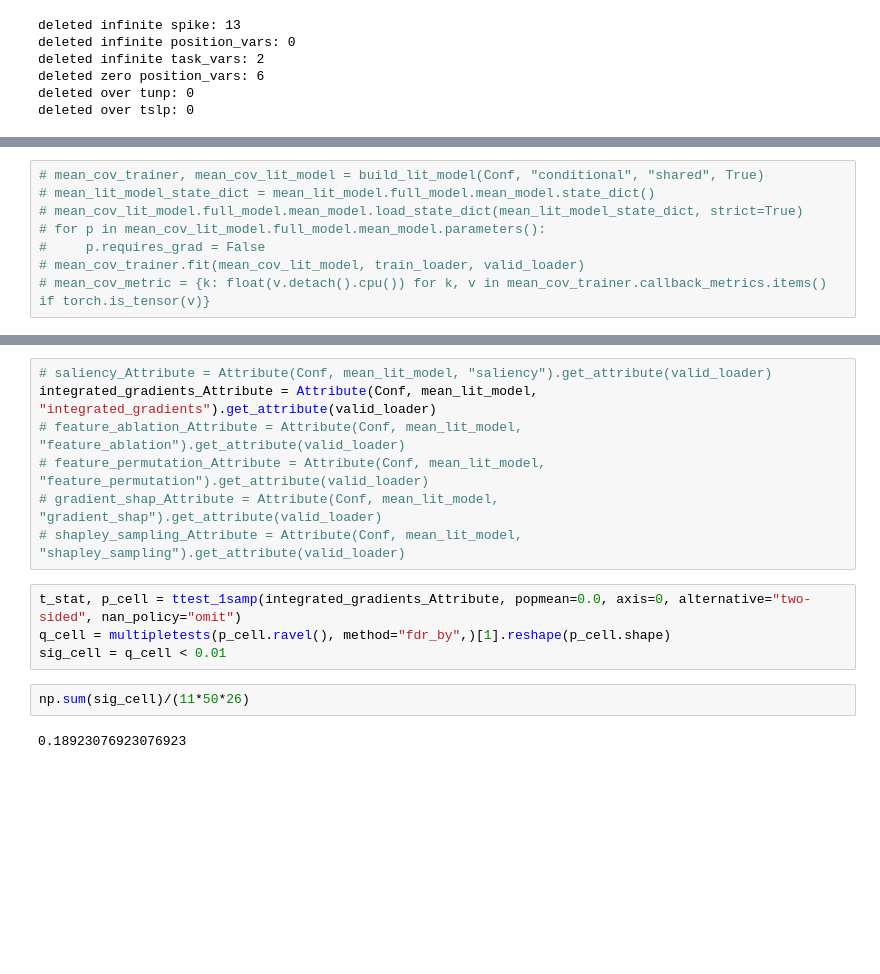
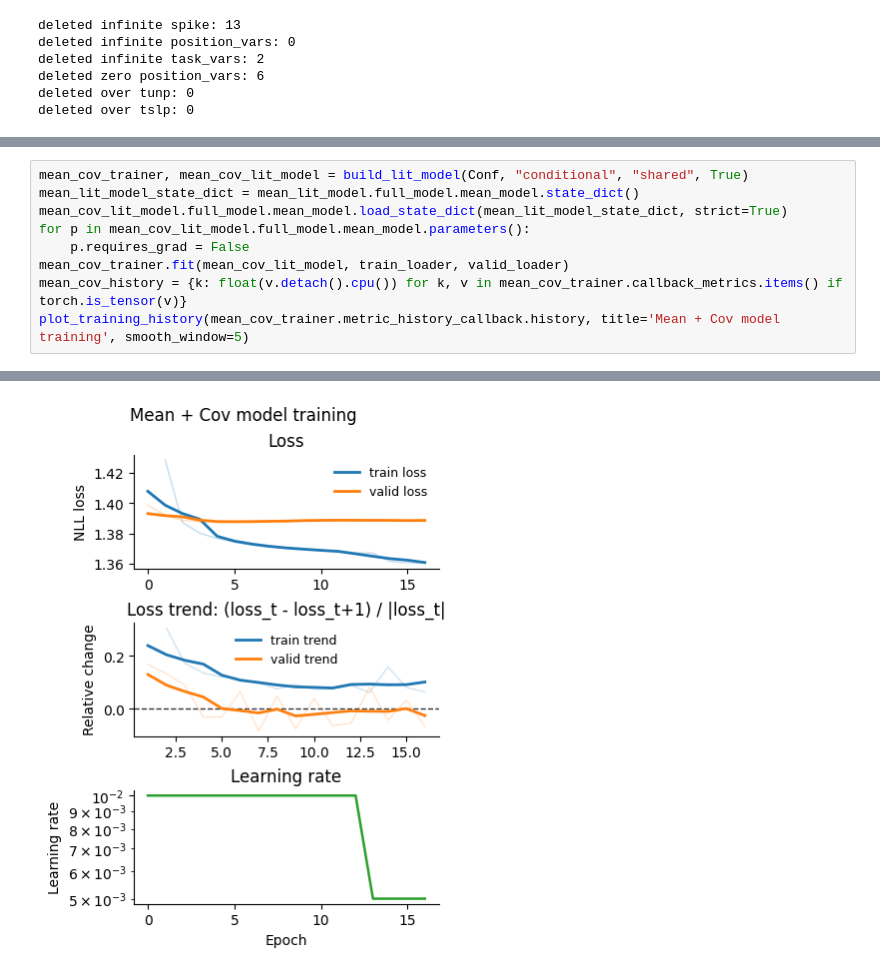
Before and after one commit to ZareiShayan/mean-cov-model, a Jupyter notebook: mean-cov-model.ipynb, the cells around one changed output, grey strips where cells are left out. Cells and saved outputs as stored; diff of their text form; blank space fills up the shorter version.

```diff
--- a/mean-cov-model.ipynb
+++ b/mean-cov-model.ipynb
@@ -1664,8 +1568,10 @@ plot_training_history(mean_trainer.metric_history_callback.history, title='Mean
 # %%
-# mean_cov_trainer, mean_cov_lit_model = build_lit_model(Conf, "conditional", "shared", True)
-# mean_lit_model_state_dict = mean_lit_model.full_model.mean_model.state_dict()
-# mean_cov_lit_model.full_model.mean_model.load_state_dict(mean_lit_model_state_dict, strict=True)
-# for p in mean_cov_lit_model.full_model.mean_model.parameters():
-#     p.requires_grad = False
-# mean_cov_trainer.fit(mean_cov_lit_model, train_loader, valid_loader)
-# mean_cov_metric = {k: float(v.detach().cpu()) for k, v in mean_cov_trainer.callback_metrics.items() if torch.is_tensor(v)}
+mean_cov_trainer, mean_cov_lit_model = build_lit_model(Conf, "conditional", "shared", True)
+mean_lit_model_state_dict = mean_lit_model.full_model.mean_model.state_dict()
+mean_cov_lit_model.full_model.mean_model.load_state_dict(mean_lit_model_state_dict, strict=True)
+for p in mean_cov_lit_model.full_model.mean_model.parameters():
+    p.requires_grad = False
+mean_cov_trainer.fit(mean_cov_lit_model, train_loader, valid_loader)
+mean_cov_history = {k: float(v.detach().cpu()) for k, v in mean_cov_trainer.callback_metrics.items() if torch.is_tensor(v)}
+plot_training_history(mean_cov_trainer.metric_history_callback.history, title='Mean + Cov model training', smooth_window=5)
+# %% [output]
@@ -1672,15 +1581 @@ plot_training_history(mean_trainer.metric_history_callback.history, title='Mean
+[figure, added]
-# %%
-# saliency_Attribute = Attribute(Conf, mean_lit_model, "saliency").get_attribute(valid_loader)
-integrated_gradients_Attribute = Attribute(Conf, mean_lit_model, "integrated_gradients").get_attribute(valid_loader)
-# feature_ablation_Attribute = Attribute(Conf, mean_lit_model, "feature_ablation").get_attribute(valid_loader)
-# feature_permutation_Attribute = Attribute(Conf, mean_lit_model, "feature_permutation").get_attribute(valid_loader)
-# gradient_shap_Attribute = Attribute(Conf, mean_lit_model, "gradient_shap").get_attribute(valid_loader)
-# shapley_sampling_Attribute = Attribute(Conf, mean_lit_model, "shapley_sampling").get_attribute(valid_loader)
-# %%
-t_stat, p_cell = ttest_1samp(integrated_gradients_Attribute, popmean=0.0, axis=0, alternative="two-sided", nan_policy="omit")
-q_cell = multipletests(p_cell.ravel(), method="fdr_by",)[1].reshape(p_cell.shape)
-sig_cell = q_cell < 0.01
-# %%
-np.sum(sig_cell)/(11*50*26)
-# %% [output]
-0.18923076923076923
```
Also changed, not shown: parts of 16 cells of this notebook.
